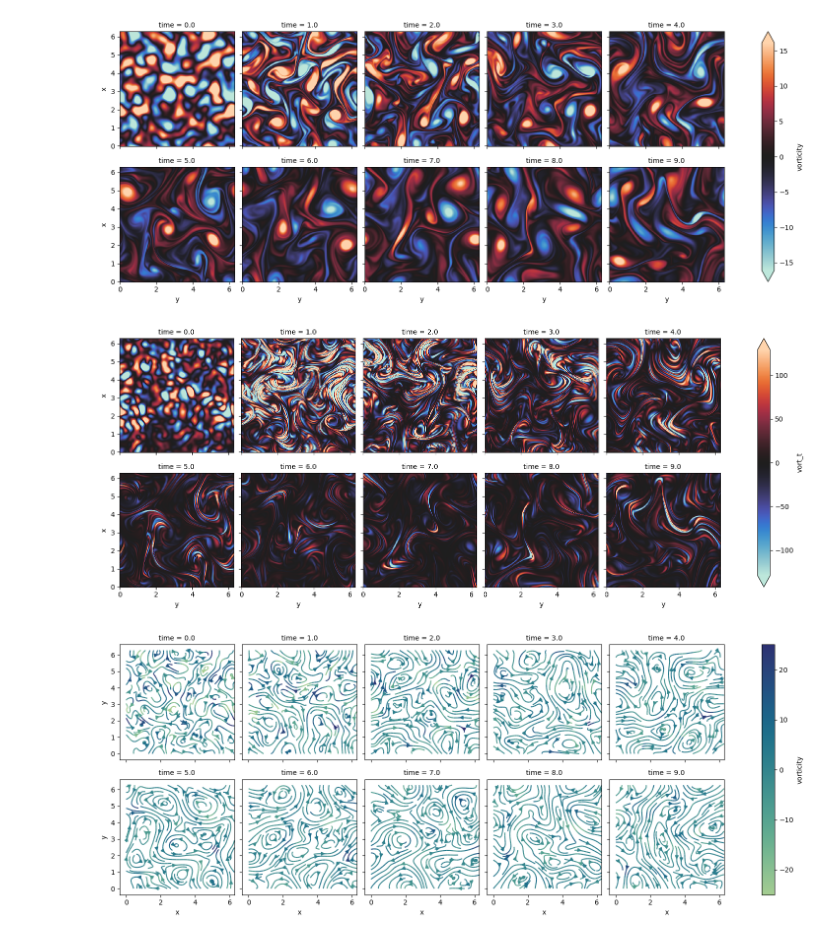
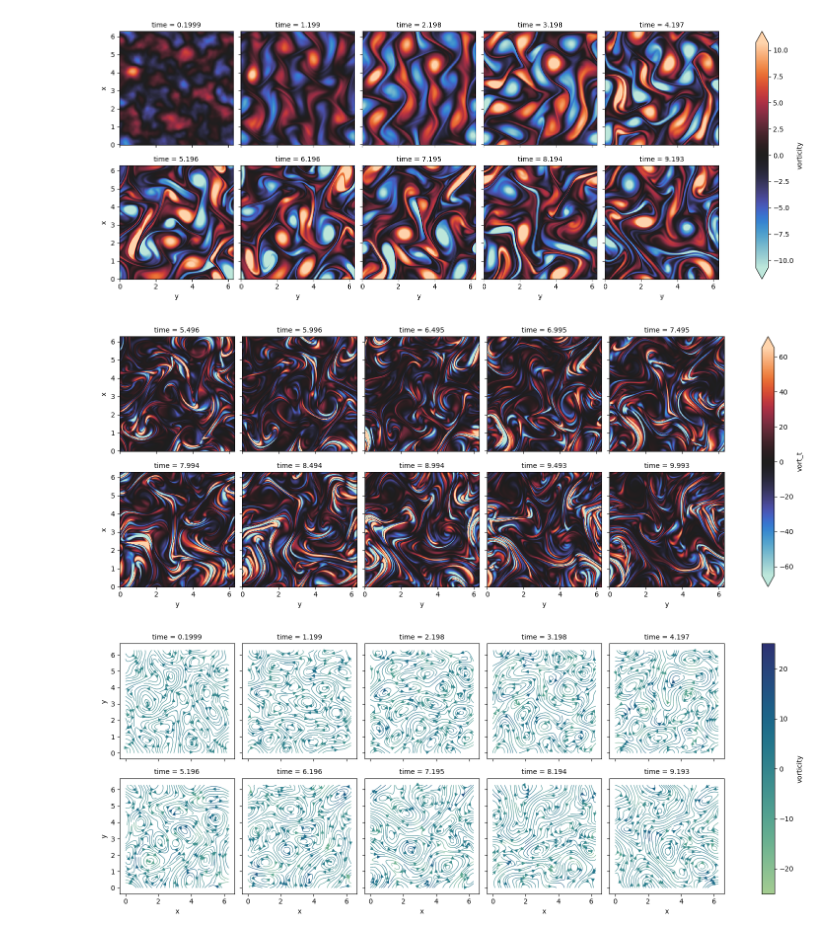
Before and after one commit to scaomath/torch-cfd, a Jupyter notebook: example_Kolmogrov2d_rk4_cn_forced_turbulence.ipynb, the cells around one changed output. Cells and saved outputs as stored; diff of their text form; code cells hidden in the pictures.

```diff
--- a/example_Kolmogrov2d_rk4_cn_forced_turbulence.ipynb
+++ b/example_Kolmogrov2d_rk4_cn_forced_turbulence.ipynb
@@ -55,4 +52,13 @@ ns2d = NavierStokes2DSpectral(
 # %%
+ns2d = NavierStokes2DSpectral(
+    viscosity=viscosity,
+    grid=grid,
+    drag=0.1,
+    smooth=True,
+    forcing_fn=forcing_fn,
+    solver=crank_nicolson_rk4
+).to(device)
+
 result = ns2d.get_trajectory(vort_hat, dt, T,
                  record_every_steps=record_iters,
                  pbar=True
@@ -61,31 +67,31 @@ vort = fft.irfft2(result['vorticity']).cpu()
 velocity = fft.irfft2(result['velocity']).cpu()
 vort_t = fft.irfft2(result['vort_t']).cpu()
 # %%
-spatial_coord = torch.arange(n) * 2 * torch.pi / n # same for x and y
+grid = torch.arange(n) * 2 * torch.pi / n # same for x and y
 coords = {
-  'time': record_iters * dt * torch.arange(num_snapshots),
-  'x': spatial_coord,
-  'y': spatial_coord,
+  'time': record_iters * dt * torch.arange(len(vort)),
+  'x': grid,
+  'y': grid,
 }
 
 w_data = xarray.DataArray(
-    torch.cat([vort_init[None, ...].cpu(), vort], dim=0)[:-1],
+    torch.cat([vort_init.data[None, ...].cpu(), vort], dim=0)[:-1],
     dims=["time", "x", "y"],
     coords=coords).to_dataset(name='vorticity')
 
-w_data['vorticity'].thin(time=10).plot.imshow(
+w_data['vorticity'].isel(time=slice(2,None)).thin(time=10).plot.imshow(
         col='time', col_wrap=5, cmap=sns.cm.icefire, robust=True);
 # %% [output]
-[figure, old version]
+[figure, new version]
 # %%
 wt_data = xarray.DataArray(
     vort_t,
     dims=["time", "x", "y"],
     coords=coords).to_dataset(name='vort_t')
-wt_data['vort_t'].thin(time=10).plot.imshow(
+wt_data['vort_t'].isel(time=slice(55,None)).thin(time=5).plot.imshow(
         col='time', col_wrap=5, cmap=sns.cm.icefire, robust=True);
 # %% [output]
-[figure, old version]
+[figure, new version]
 # %%
 u_data = xarray.DataArray(
     velocity[:, 0],
@@ -99,17 +105,20 @@ v_data = xarray.DataArray(
 
 data = xarray.merge([u_data, v_data, w_data])
 
-data.thin(time=10).plot.streamplot(
+data.isel(time=slice(2,None)).thin(time=10).plot.streamplot(
     x="x",
     y="y",
     u="u",
     v="v",
     hue='vorticity',
+    linewidth=0.75,
     col='time',
     col_wrap=5,
     cmap=sns.cm.crest,
     vmin=-25,
     vmax=25,
+    density=1.6,
+    broken_streamlines=True
 );
 # %% [output]
-[figure, old version]
+[figure, new version]
```
Also changed, not shown: parts of 3 cells of this notebook, 3 other files.
